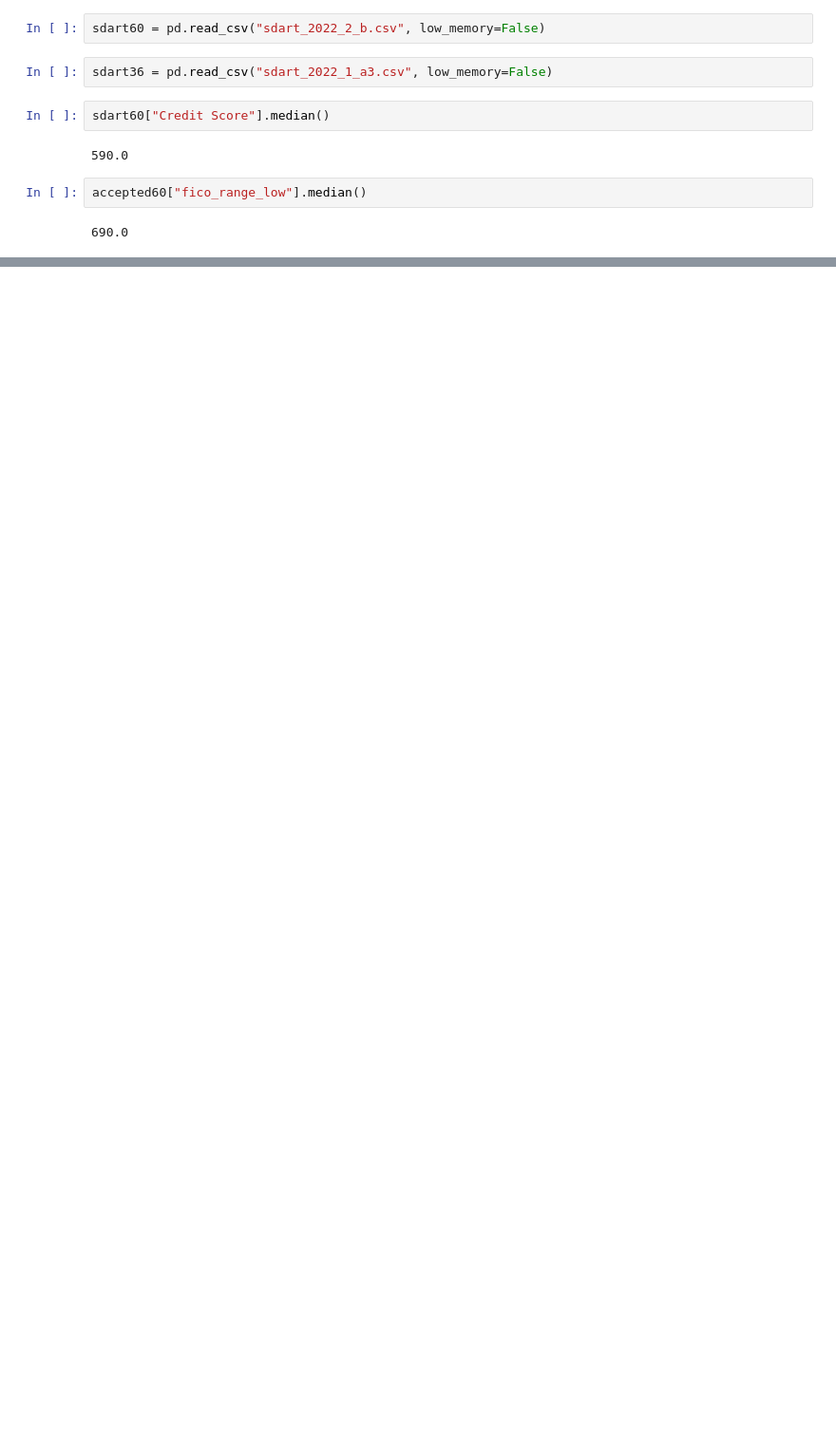
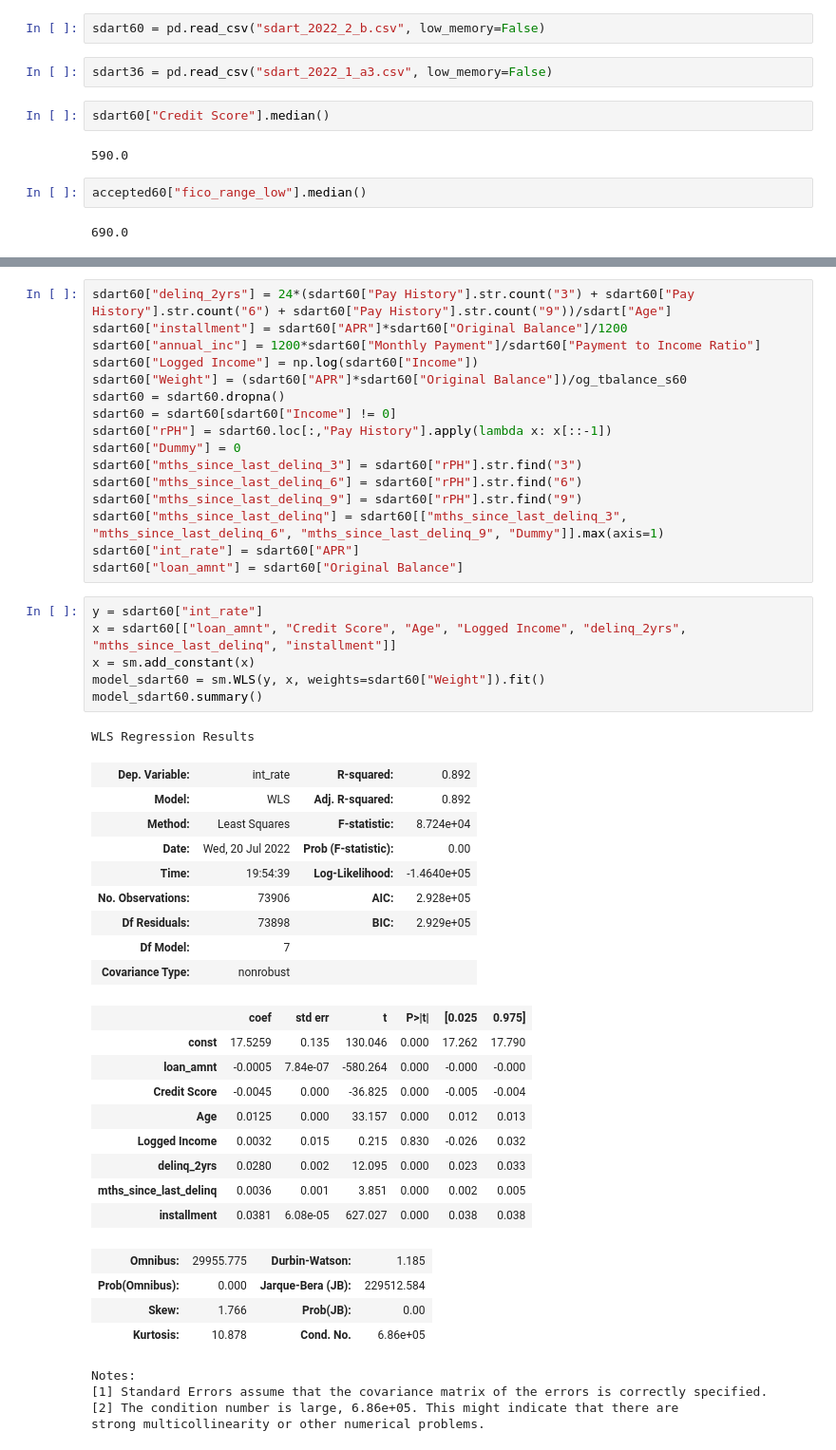
Before and after one commit to Wichaelian/citadel-summer-invitational22, a Jupyter notebook: notebooks/Datathon Exploration-Michael.ipynb, the cells around one changed output, grey strips where cells are left out. Shown at 95% size. Saved outputs shown, nothing was run; the diff lists cells and outputs as text; blank space fills up the shorter version.

```diff
--- a/notebooks/Datathon Exploration-Michael.ipynb
+++ b/notebooks/Datathon Exploration-Michael.ipynb
@@ -105,0 +131,50 @@ NameError: name 'sdart60' is not defined
+# %%
+sdart60["delinq_2yrs"] = 24*(sdart60["Pay History"].str.count("3") + sdart60["Pay History"].str.count("6") + sdart60["Pay History"].str.count("9"))/sdart["Age"]
+sdart60["installment"] = sdart60["APR"]*sdart60["Original Balance"]/1200
+sdart60["annual_inc"] = 1200*sdart60["Monthly Payment"]/sdart60["Payment to Income Ratio"]
+sdart60["Logged Income"] = np.log(sdart60["Income"])
+sdart60["Weight"] = (sdart60["APR"]*sdart60["Original Balance"])/og_tbalance_s60
+sdart60 = sdart60.dropna()
+sdart60 = sdart60[sdart60["Income"] != 0]
+sdart60["rPH"] = sdart60.loc[:,"Pay History"].apply(lambda x: x[::-1])
+sdart60["Dummy"] = 0
+sdart60["mths_since_last_delinq_3"] = sdart60["rPH"].str.find("3")
+sdart60["mths_since_last_delinq_6"] = sdart60["rPH"].str.find("6")
+sdart60["mths_since_last_delinq_9"] = sdart60["rPH"].str.find("9")
+sdart60["mths_since_last_delinq"] = sdart60[["mths_since_last_delinq_3", "mths_since_last_delinq_6", "mths_since_last_delinq_9", "Dummy"]].max(axis=1)
+sdart60["int_rate"] = sdart60["APR"]
+sdart60["loan_amnt"] = sdart60["Original Balance"]
+# %%
+y = sdart60["int_rate"]
+x = sdart60[["loan_amnt", "Credit Score", "Age", "Logged Income", "delinq_2yrs", "mths_since_last_delinq", "installment"]]
+x = sm.add_constant(x)
+model_sdart60 = sm.WLS(y, x, weights=sdart60["Weight"]).fit()
+model_sdart60.summary()
+# %% [output]
+WLS Regression Results
+| Dep. Variable: | int_rate | R-squared: | 0.892 |
+| Model: | WLS | Adj. R-squared: | 0.892 |
+| Method: | Least Squares | F-statistic: | 8.724e+04 |
+| Date: | Wed, 20 Jul 2022 | Prob (F-statistic): | 0.00 |
+| Time: | 19:54:39 | Log-Likelihood: | -1.4640e+05 |
+| No. Observations: | 73906 | AIC: | 2.928e+05 |
+| Df Residuals: | 73898 | BIC: | 2.929e+05 |
+| Df Model: | 7 |  |  |
+| Covariance Type: | nonrobust |  |  |
+|  | coef | std err | t | P>|t| | [0.025 | 0.975] |
+| const | 17.5259 | 0.135 | 130.046 | 0.000 | 17.262 | 17.790 |
+| loan_amnt | -0.0005 | 7.84e-07 | -580.264 | 0.000 | -0.000 | -0.000 |
+| Credit Score | -0.0045 | 0.000 | -36.825 | 0.000 | -0.005 | -0.004 |
+| Age | 0.0125 | 0.000 | 33.157 | 0.000 | 0.012 | 0.013 |
+| Logged Income | 0.0032 | 0.015 | 0.215 | 0.830 | -0.026 | 0.032 |
+| delinq_2yrs | 0.0280 | 0.002 | 12.095 | 0.000 | 0.023 | 0.033 |
+| mths_since_last_delinq | 0.0036 | 0.001 | 3.851 | 0.000 | 0.002 | 0.005 |
+| installment | 0.0381 | 6.08e-05 | 627.027 | 0.000 | 0.038 | 0.038 |
+| Omnibus: | 29955.775 | Durbin-Watson: | 1.185 |
+| Prob(Omnibus): | 0.000 | Jarque-Bera (JB): | 229512.584 |
+| Skew: | 1.766 | Prob(JB): | 0.00 |
+| Kurtosis: | 10.878 | Cond. No. | 6.86e+05 |
+Notes:
+[1] Standard Errors assume that the covariance matrix of the errors is correctly specified.
+[2] The condition number is large, 6.86e+05. This might indicate that there are
+strong multicollinearity or other numerical problems.
```
Also changed, not shown: parts of 10 cells of this notebook.
